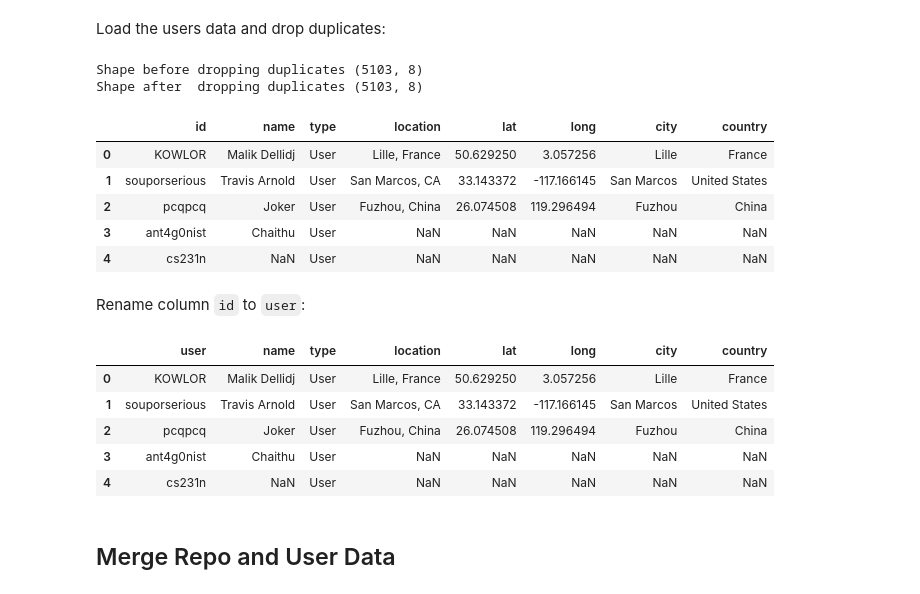
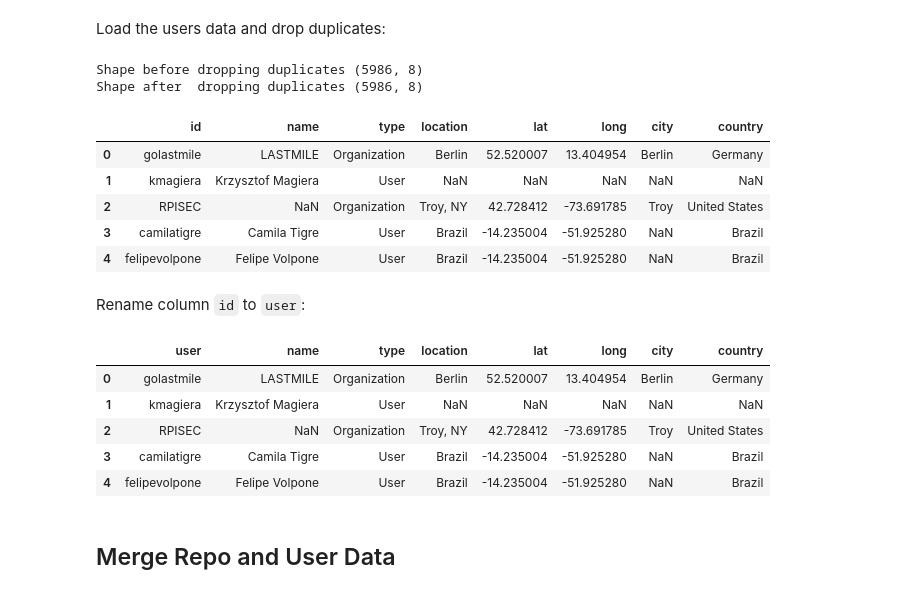
Before and after one commit to donnemartin/viz, a Jupyter notebook: githubstats/data_wrangling.ipynb, the cells around one changed output. Cells and saved outputs as stored; diff of their text form; code cells hidden in the pictures.

Commit message:
Update data wrangling notebook for 2016

```diff
--- a/githubstats/data_wrangling.ipynb
+++ b/githubstats/data_wrangling.ipynb
@@ -51,20 +51,20 @@ repos.head()
 # %% [markdown]
 Load the users data and drop duplicates:
 # %%
-users = pd.read_csv("data/user-geocodes-dump.csv", quotechar='"', skipinitialspace=True)
+users = pd.read_csv("data/2016/user-geocodes-dump.csv", quotechar='"', skipinitialspace=True)
 print('Shape before dropping duplicates', users.shape)
 users = users.drop_duplicates(subset='id', keep='last')
 print('Shape after  dropping duplicates', users.shape)
 users.head()
 # %% [output]
-Shape before dropping duplicates (5103, 8)
-Shape after  dropping duplicates (5103, 8)
+Shape before dropping duplicates (5986, 8)
+Shape after  dropping duplicates (5986, 8)
 |  | id | name | type | location | lat | long | city | country |
-| 0 | KOWLOR | Malik Dellidj | User | Lille, France | 50.629250 | 3.057256 | Lille | France |
-| 1 | souporserious | Travis Arnold | User | San Marcos, CA | 33.143372 | -117.166145 | San Marcos | United States |
-| 2 | pcqpcq | Joker | User | Fuzhou, China | 26.074508 | 119.296494 | Fuzhou | China |
-| 3 | ant4g0nist | Chaithu | User | NaN | NaN | NaN | NaN | NaN |
-| 4 | cs231n | NaN | User | NaN | NaN | NaN | NaN | NaN |
+| 0 | golastmile | LASTMILE | Organization | Berlin | 52.520007 | 13.404954 | Berlin | Germany |
+| 1 | kmagiera | Krzysztof Magiera | User | NaN | NaN | NaN | NaN | NaN |
+| 2 | RPISEC | NaN | Organization | Troy, NY | 42.728412 | -73.691785 | Troy | United States |
+| 3 | camilatigre | Camila Tigre | User | Brazil | -14.235004 | -51.925280 | NaN | Brazil |
+| 4 | felipevolpone | Felipe Volpone | User | Brazil | -14.235004 | -51.925280 | NaN | Brazil |
 # %% [markdown]
 Rename column `id` to `user`:
 # %%
@@ -72,11 +72,11 @@ users.rename(columns={'id': 'user'}, inplace=True)
 users.head()
 # %% [output]
 |  | user | name | type | location | lat | long | city | country |
-| 0 | KOWLOR | Malik Dellidj | User | Lille, France | 50.629250 | 3.057256 | Lille | France |
-| 1 | souporserious | Travis Arnold | User | San Marcos, CA | 33.143372 | -117.166145 | San Marcos | United States |
-| 2 | pcqpcq | Joker | User | Fuzhou, China | 26.074508 | 119.296494 | Fuzhou | China |
-| 3 | ant4g0nist | Chaithu | User | NaN | NaN | NaN | NaN | NaN |
-| 4 | cs231n | NaN | User | NaN | NaN | NaN | NaN | NaN |
+| 0 | golastmile | LASTMILE | Organization | Berlin | 52.520007 | 13.404954 | Berlin | Germany |
+| 1 | kmagiera | Krzysztof Magiera | User | NaN | NaN | NaN | NaN | NaN |
+| 2 | RPISEC | NaN | Organization | Troy, NY | 42.728412 | -73.691785 | Troy | United States |
+| 3 | camilatigre | Camila Tigre | User | Brazil | -14.235004 | -51.925280 | NaN | Brazil |
+| 4 | felipevolpone | Felipe Volpone | User | Brazil | -14.235004 | -51.925280 | NaN | Brazil |
 # %% [markdown]
 ## Merge Repo and User Data
 # %% [markdown]
```
Also changed, not shown: parts of 13 cells of this notebook.
